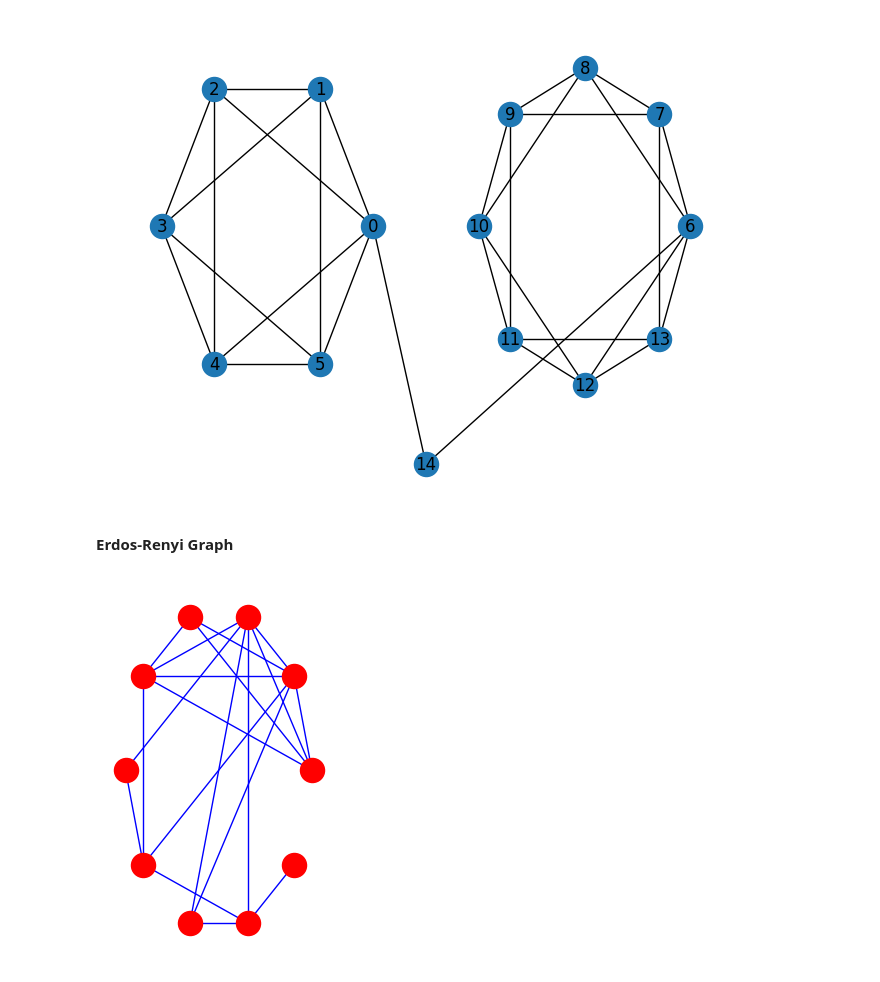
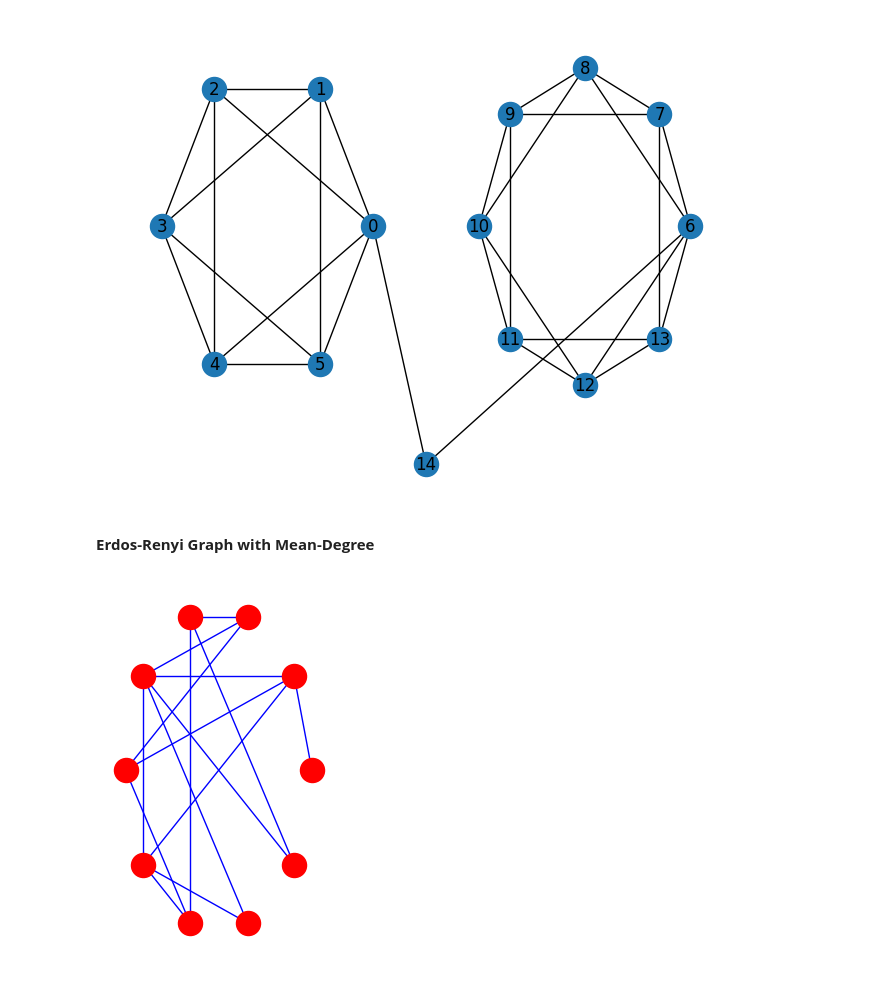
Before and after one commit to RIPS-2024-Aerospace/Aerospace-Project, a Jupyter notebook: Networks/TopologyNetworks.ipynb, the cells around one changed output. Cells and saved outputs as stored; diff of their text form; code cells hidden in the pictures.

Commit message:
Added Mean-Degree Erdos-Reyni to Notebook

```diff
--- a/Networks/TopologyNetworks.ipynb
+++ b/Networks/TopologyNetworks.ipynb
@@ -132,21 +132,24 @@ plt.show()
 # %% [output]
 [figure]
 # %% [markdown]
-**Erdos-Renyi Graph**
+**Erdos-Renyi Graph with Mean-Degree**
 # %%
 import networkx as nx
 import matplotlib.pyplot as plt
 import random
+from math import comb
 
 n = 10
-P = 0.5
+c = 3 #avg degree
+e = (c*n)/2 #total edges
+P = e/comb(n, 2) #density
 G = nx.Graph()
 for i in range(n):
     for j in range(i+1, n):
-        if random.random() >= P:
+        if random.random() <= P:
             G.add_edge(i, j)
 
 subax1 = plt.subplot(121)
 nx.draw(G, pos=nx.circular_layout(G), node_color='r', edge_color='b')
 # %% [output]
-[figure, old version]
+[figure, new version]
```
